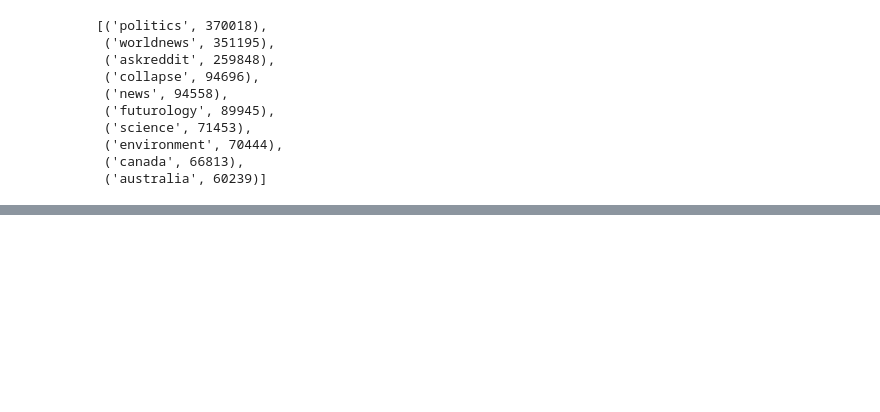
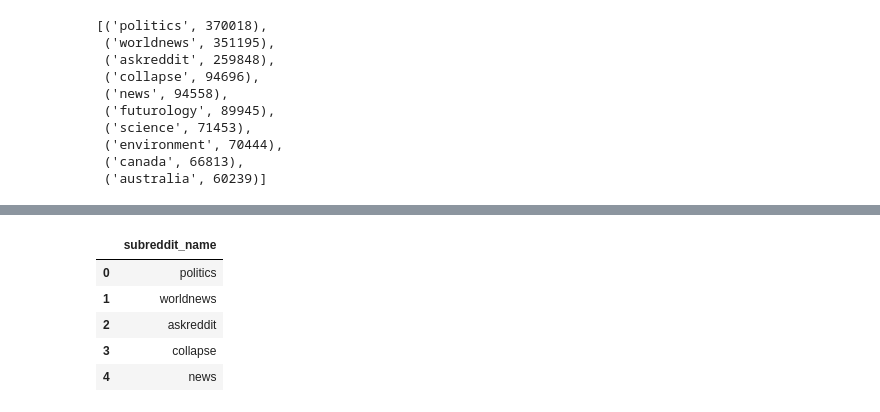
Before and after one commit to astrojuanlu/orchest-duckdb, a Jupyter notebook: analyze-data.ipynb, the cells around one changed output, grey strips where cells are left out. Drawn from its saved outputs; the diff is of its cells as text; code cells hidden in the pictures; blank space fills up the shorter version.

```diff
--- a/analyze-data.ipynb
+++ b/analyze-data.ipynb
@@ -130,0 +255,9 @@ ORDER BY num_comments DESC
+# %%
+output.DataFrame()  # pandas
+# %% [output]
+|  | subreddit_name |
+| 0 | politics |
+| 1 | worldnews |
+| 2 | askreddit |
+| 3 | collapse |
+| 4 | news |
```
Also changed, not shown: parts of 23 cells of this notebook, 1 other file.
